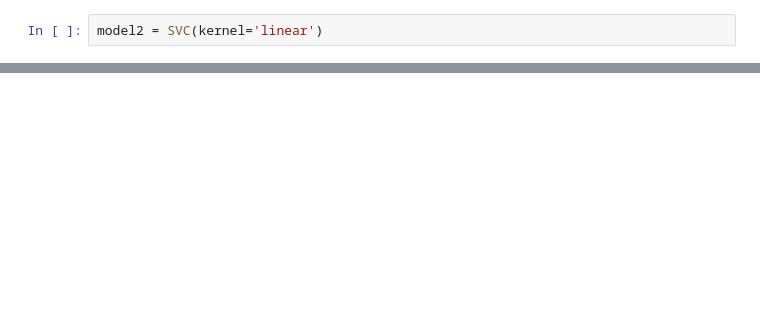
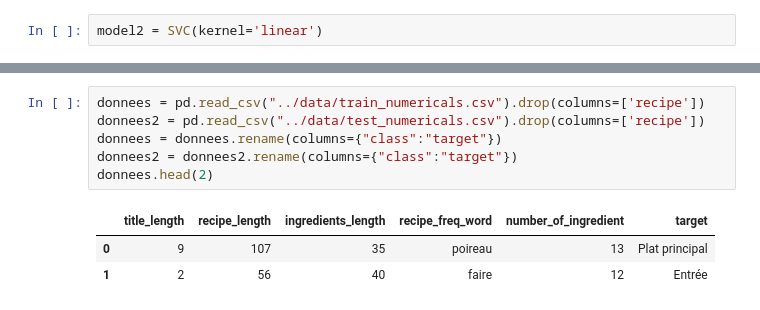
Before and after one commit to sedjroa/genie_classi_recettes, a Jupyter notebook: src/models2.ipynb, the cells around one changed output, grey strips where cells are left out. Saved outputs shown, nothing was run; the diff lists cells and outputs as text; blank space fills up the shorter version.

```diff
--- a/src/models2.ipynb
+++ b/src/models2.ipynb
@@ -216,0 +199,10 @@ data.head()
+# %%
+donnees = pd.read_csv("../data/train_numericals.csv").drop(columns=['recipe'])
+donnees2 = pd.read_csv("../data/test_numericals.csv").drop(columns=['recipe'])
+donnees = donnees.rename(columns={"class":"target"})
+donnees2 = donnees2.rename(columns={"class":"target"})
+donnees.head(2)
+# %% [output]
+|  | title_length | recipe_length | ingredients_length | recipe_freq_word | number_of_ingredient | target |
+| 0 | 9 | 107 | 35 | poireau | 13 | Plat principal |
+| 1 | 2 | 56 | 40 | faire | 12 | Entrée |
```
Also changed, not shown: parts of 58 cells of this notebook, 3 other files.
